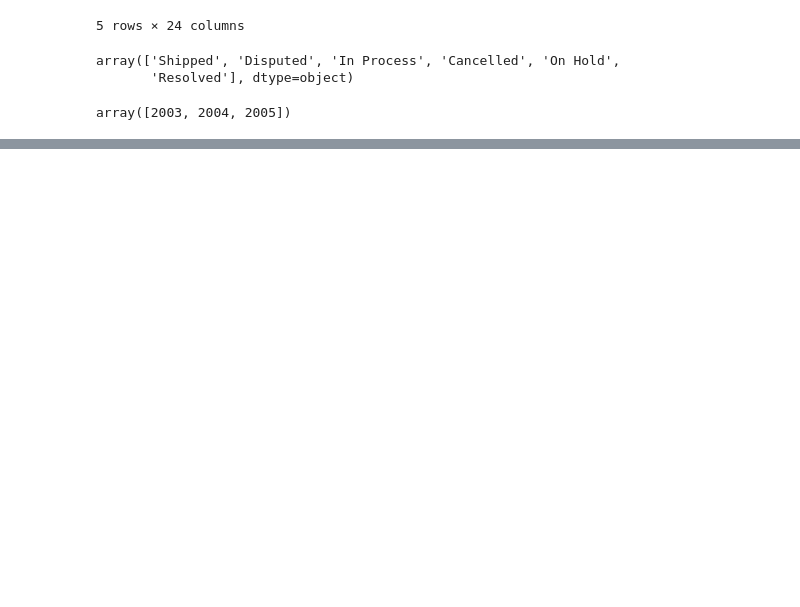
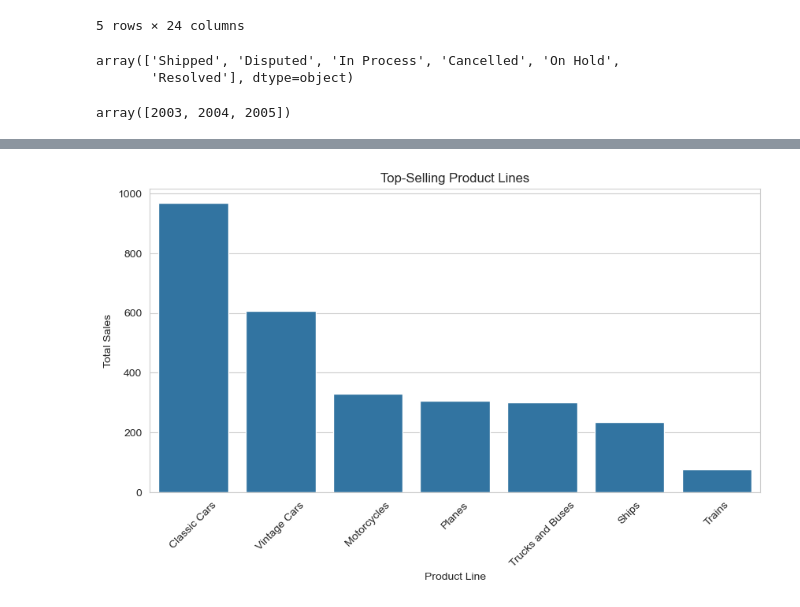
Before and after one commit to Austin-Rodrigues/Sales-Analysis-and-Customer-Segmentation, a Jupyter notebook: sales_analysis.ipynb, the cells around one changed output, grey strips where cells are left out. Drawn from its saved outputs; the diff is of its cells as text; code cells hidden in the pictures; blank space fills up the shorter version.

```diff
--- a/sales_analysis.ipynb
+++ b/sales_analysis.ipynb
@@ -160,0 +195,16 @@ sales.head(10)
+# %%
+plt.figure(figsize=(10,5))
+
+# Count sales by product line
+product_counts = sales['PRODUCTLINE'].value_counts().reset_index()
+product_counts.columns = ['PRODUCTLINE', 'COUNT']
+
+# Plot
+sns.barplot(data=product_counts, x='PRODUCTLINE', y='COUNT')
+plt.xticks(rotation=45)
+plt.title("Top-Selling Product Lines")
+plt.xlabel("Product Line")
+plt.ylabel("Total Sales")
+plt.show()
+# %% [output]
+[figure, added]
```
Also changed, not shown: parts of 18 cells of this notebook, 7 other files.
